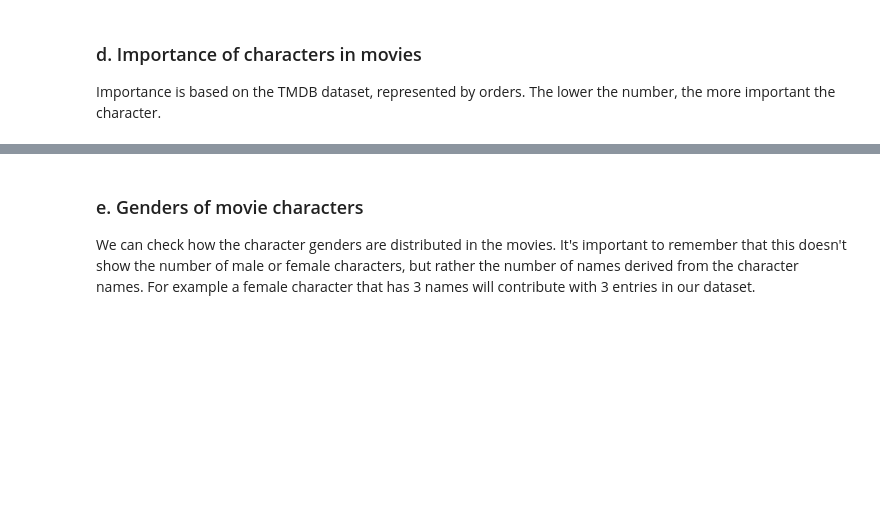
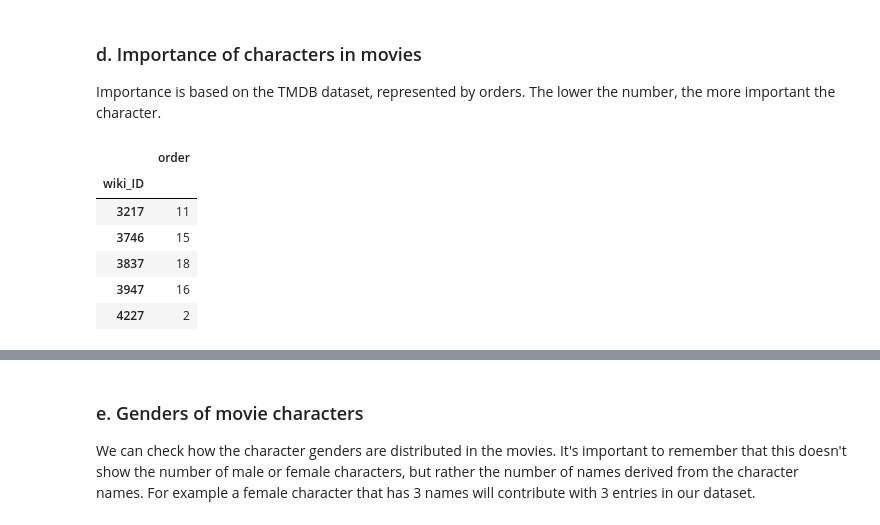
Before and after one commit to epfl-ada/ada-2023-project-abadakor, a Jupyter notebook: visualization.ipynb, the cells around one changed output, grey strips where cells are left out. Cells and saved outputs as stored; diff of their text form; code cells hidden in the pictures; blank space fills up the shorter version.

```diff
--- a/visualization.ipynb
+++ b/visualization.ipynb
@@ -173,7 +215,15 @@ plt.show()
 ### d. Importance of characters in movies
 Importance is based on the TMDB dataset, represented by orders. The lower the number, the more important the character.
 # %%
-name_by_movie_df.groupby('wiki_ID').count()
+name_by_movie_df.groupby('wiki_ID').count().head()
+# %% [output]
+|  | order |
+| wiki_ID |  |
+| 3217 | 11 |
+| 3746 | 15 |
+| 3837 | 18 |
+| 3947 | 16 |
+| 4227 | 2 |
 # %%
 plt.close('all')
 # Plot a histogram and a boxplot of number of characters in movies
```
Also changed, not shown: parts of 18 cells of this notebook.
